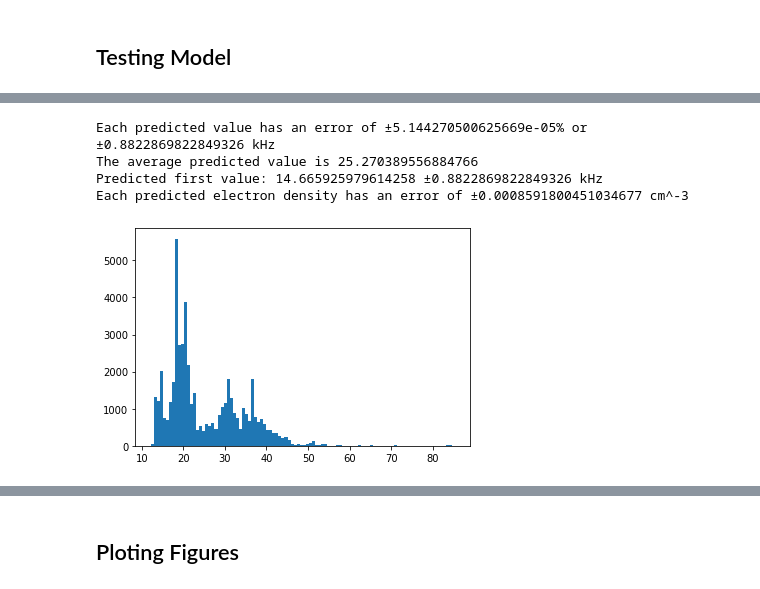
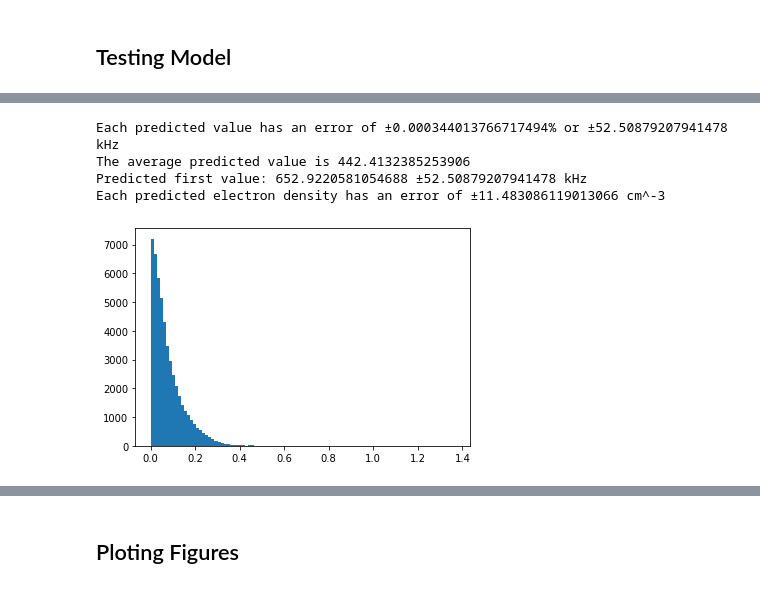
Before and after one commit to AyushmaanAggarwal/qtn-proj-ayu, a Jupyter notebook: cnn_wind.ipynb, the cells around one changed output, grey strips where cells are left out. Cells and saved outputs as stored; diff of their text form; code cells hidden in the pictures.

```diff
--- a/cnn_wind.ipynb
+++ b/cnn_wind.ipynb
@@ -51,18 +52,22 @@ with open("data/pickle/data", 'rb') as file:
     max_y            = var["max_y"]
     train_x_data     = var["train_x_data"][:]
     train_y_data     = var["train_y_data"][:]
+    train_y_data_te  = var["train_y_data_te"][:]
+    train_y_data_vsw  = var["train_y_data_vsw"][:]
     test_time_sorted = var["test_time_sorted"][:]
     test_x_sorted    = var["test_x_sorted"][:]
     test_y_sorted    = var["test_y_sorted"][:]
     test_y_sorted_ed = var["test_y_sorted_ed"][:]
+    test_y_sorted_te = var["test_y_sorted_te"][:]
+    test_y_sorted_vsw = var["test_y_sorted_vsw"][:]
     freq             = var["freq"][:]
 
-with open("data/synthetic_data", 'rb') as file:
+with open("data/synthetic_data_revised_v2", 'rb') as file:
     var = pickle.load(file)
     spectra = var["spectra"]
     params  = var["parameters"]
     tc = params["tc"]/115000
     fpe = np.array(params["fpe"])/50e3
-    ne = params["ne"]
+    ne = params["ne"]/1e6
     vsw = params["vsw"]
 # %% [markdown]
@@ -173,9 +220,10 @@ pred_y = model.predict(test_x_sorted)
 # %%
-denorm_test = denorm(test_y_sorted, max_y)
-denorm_pred = denorm(pred_y, max_y)[:,0]
+# denorm_test = denorm(test_y_sorted, max_y)
+# denorm_pred = denorm(pred_y, max_y)[:,0]
+denorm_test = test_y_sorted_vsw
+denorm_pred = pred_y[:,0]
 # %%
-constant = np.mean(list(map(lambda i: (denorm_test[i]**2)/test_y_sorted_ed[i],
-               range(len(denorm_test)))))
+constant = 80.64828175895765
 pred_dens = list(map(lambda i: (denorm_pred[i]**2)/constant,
                range(len(denorm_pred))))
 dens = list(map(lambda i: (denorm_test[i]**2)/constant,
@@ -183,26 +231,26 @@ dens = list(map(lambda i: (denorm_test[i]**2)/constant,
 # %%
 # Percent Error
 lst = list(map(lambda i: abs(denorm_pred[i]-denorm_test[i])/denorm_test[i],
                range(len(pred_y))))
 # Squared Error
 lst2 = list(map(lambda i: (denorm_pred[i]-denorm_test[i])**2,
                range(len(pred_y))))
 # Error
 lst3 = list(map(lambda i: (denorm_pred[i]-denorm_test[i]),
                range(len(pred_y))))
 # Electron Density Error
 lst4 = list(map(lambda i: abs(pred_dens[i]-test_y_sorted_ed[i]),
                range(len(pred_y))))
 error = np.sqrt(sum(lst2)/len(lst2))
 print(f"Each predicted value has an error of ±{np.mean(lst)/np.sqrt(len(lst))}% or ±{error} kHz")
 print(f"The average predicted value is {np.mean(denorm_pred)}")
 print(f"Predicted first value: {denorm_pred[0]} ±{error} kHz")
 print(f"Each predicted electron density has an error of ±{np.mean(lst4)/np.sqrt(len(lst4))} cm^-3")
-plt.hist(denorm_test, bins=100)
+plt.hist(np.array(lst), bins=100)
 plt.show()
 # %% [output]
-Each predicted value has an error of ±5.144270500625669e-05% or ±0.8822869822849326 kHz
-The average predicted value is 25.270389556884766
-Predicted first value: 14.665925979614258 ±0.8822869822849326 kHz
-Each predicted electron density has an error of ±0.0008591800451034677 cm^-3
+Each predicted value has an error of ±0.000344013766717494% or ±52.50879207941478 kHz
+The average predicted value is 442.4132385253906
+Predicted first value: 652.9220581054688 ±52.50879207941478 kHz
+Each predicted electron density has an error of ±11.483086119013066 cm^-3
-[figure, old version]
+[figure, new version]
```
Also changed, not shown: parts of 26 cells of this notebook, 6 other files.
